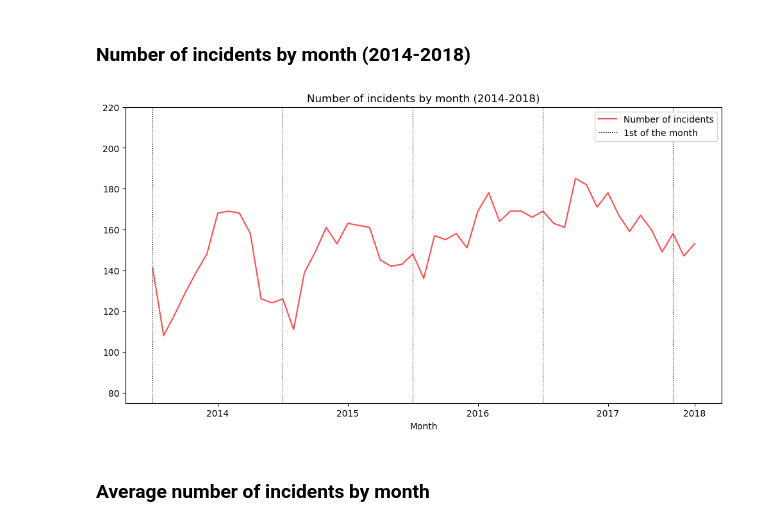
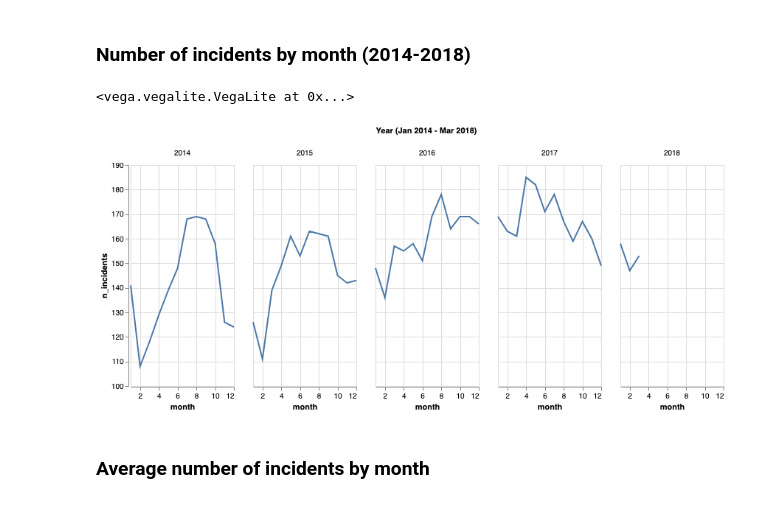
Before and after one commit to mideaconu/gun-violence, a Jupyter notebook: gun-violence.ipynb, the cells around one changed output. Drawn from its saved outputs; the diff is of its cells as text; code cells hidden in the pictures.

```diff
--- a/gun-violence.ipynb
+++ b/gun-violence.ipynb
@@ -322,19 +309,20 @@ for date in rrule.rrule(rrule.MONTHLY, dtstart=dt(2014, 1, 1), until=dt(2018, 3,
     n_incidents_by_month[date.year][date.month] = n_incidents_by_month[date.year][date.month] / calendar.monthrange(date.year, date.month)[1]
 # Average month values over all years
 incidents_by_month_ave = pd.DataFrame(n_incidents_by_month).groupby(n_incidents_by_month.index.get_level_values(1)).sum() // pd.DataFrame(n_incidents_by_month).groupby(n_incidents_by_month.index.get_level_values(1)).count()
-# %%
-fig, ax = plt.subplots(figsize=(12, 6))
-ax.plot(np.arange(len(n_incidents_by_month)), list(n_incidents_by_month), label='Number of incidents', alpha=0.7, color='red')
-ax.set_xlabel("Month")
-ax.set_ylim([75, 220])
-plt.setp(ax, xticks=[6, 18, 30, 42, 50], xticklabels=['2014', '2015', '2016', '2017', '2018'])
-for month in range(0, 51, 12):
-    mline = ax.axvline(month, color='black', linestyle=':', linewidth=0.8)
-mline.set_label('1st of the month')
-plt.title("Number of incidents by month (2014-2018)")
-plt.legend(loc='upper right')
-plt.show()
-# %% [output]
-[figure, removed]
+# %%
+n_incidents_by_month = pd.DataFrame(n_incidents_by_month)
+n_incidents_by_month.index.names = ["year", "month"]
+n_incidents_by_month.columns = ["n_incidents"]
+n_incidents_by_month = n_incidents_by_month.reset_index()
+# %%
+alt.Chart(n_incidents_by_month).mark_line().encode(
+    alt.X("month"),
+    alt.Y("n_incidents", scale=alt.Scale(zero=False)),
+    alt.Column("year", title="Year (Jan 2014 - Mar 2018)"),
+    alt.Tooltip('n_incidents:Q')
+).properties(width=140)
+# %% [output]
+<vega.vegalite.VegaLite at 0x...>
+[figure, added]
 # %% [markdown]
 ### Average number of incidents by month
```
Also changed, not shown: parts of 17 cells of this notebook.
